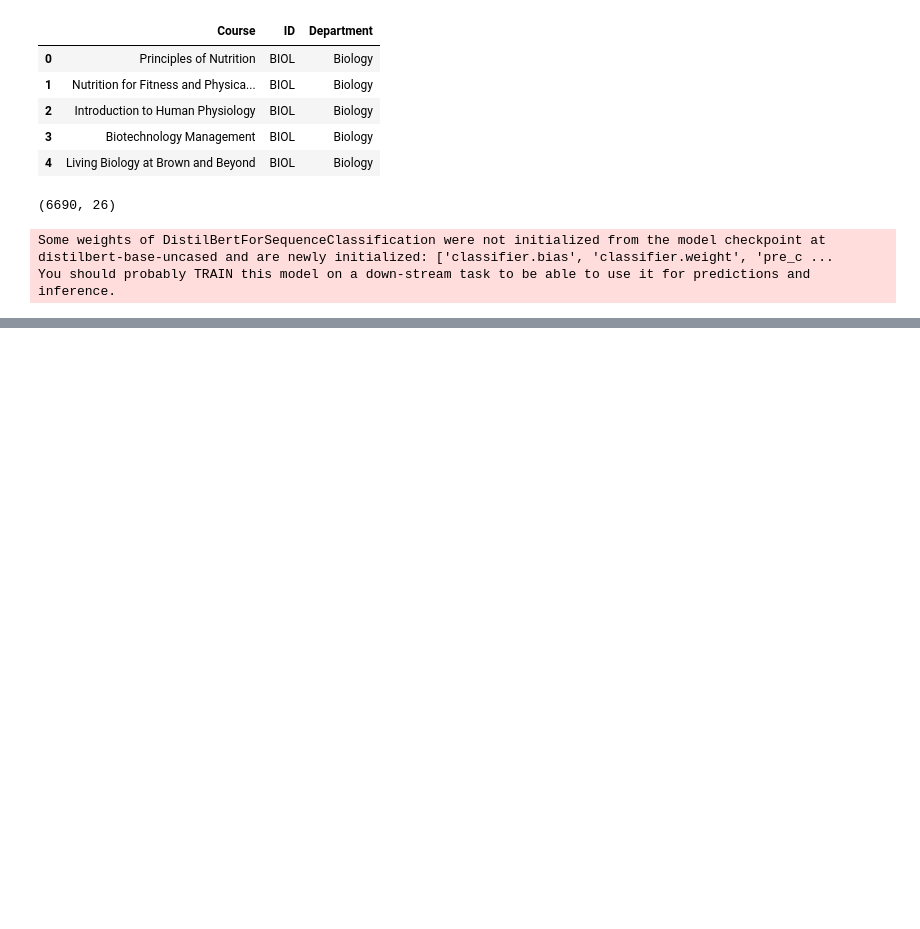
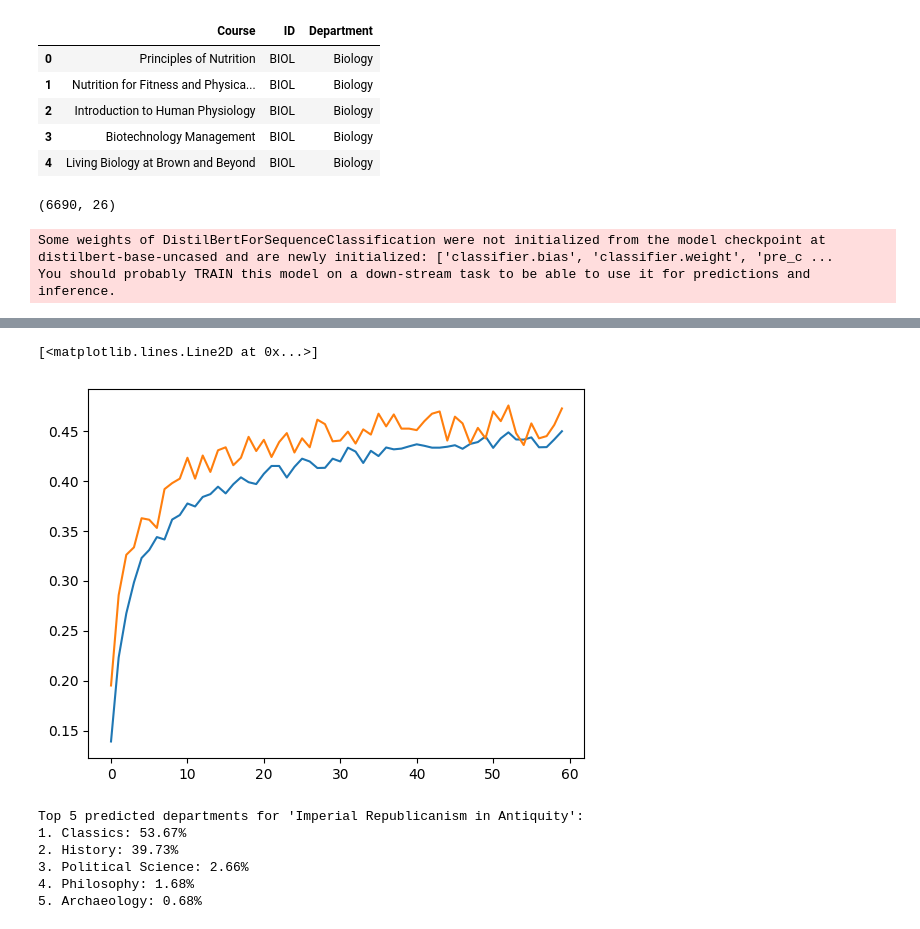
Before and after one commit to Equite774/course_classifier, a Jupyter notebook: fine_tune_bert_pytorch.ipynb, the cells around one changed output, grey strips where cells are left out. Cells and saved outputs as stored; diff of their text form; code cells hidden in the pictures; blank space fills up the shorter version.

Commit message:
fine-tune bert in torch no overfitting

```diff
--- a/fine_tune_bert_pytorch.ipynb
+++ b/fine_tune_bert_pytorch.ipynb
@@ -105,6 +105,6 @@ def train_loop(model, train_loader, val_loader, loss_fn, optimizer, num_epochs=1
 
     return history
 # %%
-history = train_loop(model, train_loader, test_loader, loss_fn, optimizer, 100)
+history = train_loop(model, train_loader, test_loader, loss_fn, optimizer, 60)
 torch.save(model.state_dict(), "finetune_bert_torch.pth")
 # %% [output]
@@ -127,0 +128,31 @@ Epoch 100/100: Train Loss: 1.8523, Train Acc: 0.4660 | Val Loss: 1.9515, Val Acc
+# %%
+plt.plot(history['train_acc'], label='accuracy')
+plt.plot(history['val_acc'], label='val_accuracy')
+# %% [output]
+[<matplotlib.lines.Line2D at 0x...>]
+[figure, added]
+# %%
+predict_text = "Imperial Republicanism in Antiquity"
+tokens = tokenizer(predict_text, return_tensors="pt")
+sequence = tokens['input_ids']
+with torch.no_grad():
+    model.eval()
+    output = model(sequence)
+    logits = output.logits
+    probabilities = torch.nn.functional.softmax(logits, dim=1)
+
+    top_probs, top_indices = torch.topk(probabilities, k=5)
+    top_probs = top_probs.squeeze().tolist()
+    top_indices = top_indices.squeeze().tolist()
+
+    print(f"Top 5 predicted departments for '{predict_text}':")
+    for i, (prob, idx) in enumerate(zip(top_probs, top_indices)):
+        department = label_encoder.inverse_transform([idx])[0]
+        print(f"{i+1}. {department}: {prob*100:.2f}%")
+# %% [output]
+Top 5 predicted departments for 'Imperial Republicanism in Antiquity':
+1. Classics: 53.67%
+2. History: 39.73%
+3. Political Science: 2.66%
+4. Philosophy: 1.68%
+5. Archaeology: 0.68%
```
Also changed, not shown: parts of 1 cell of this notebook.
